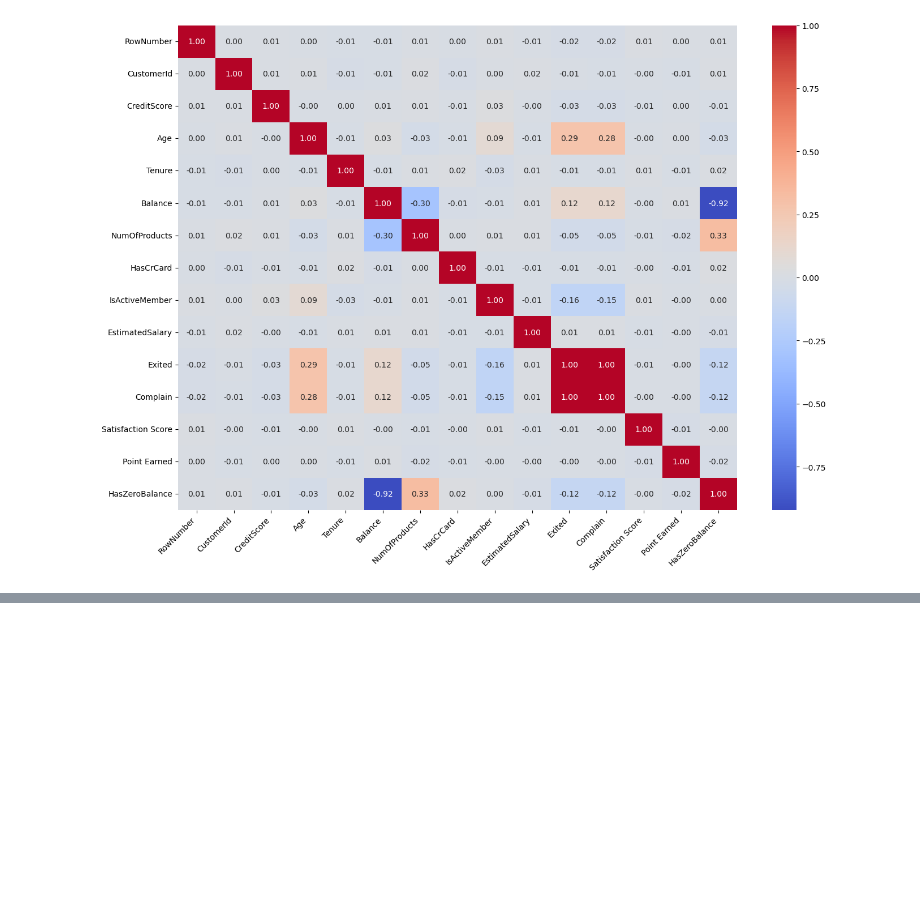
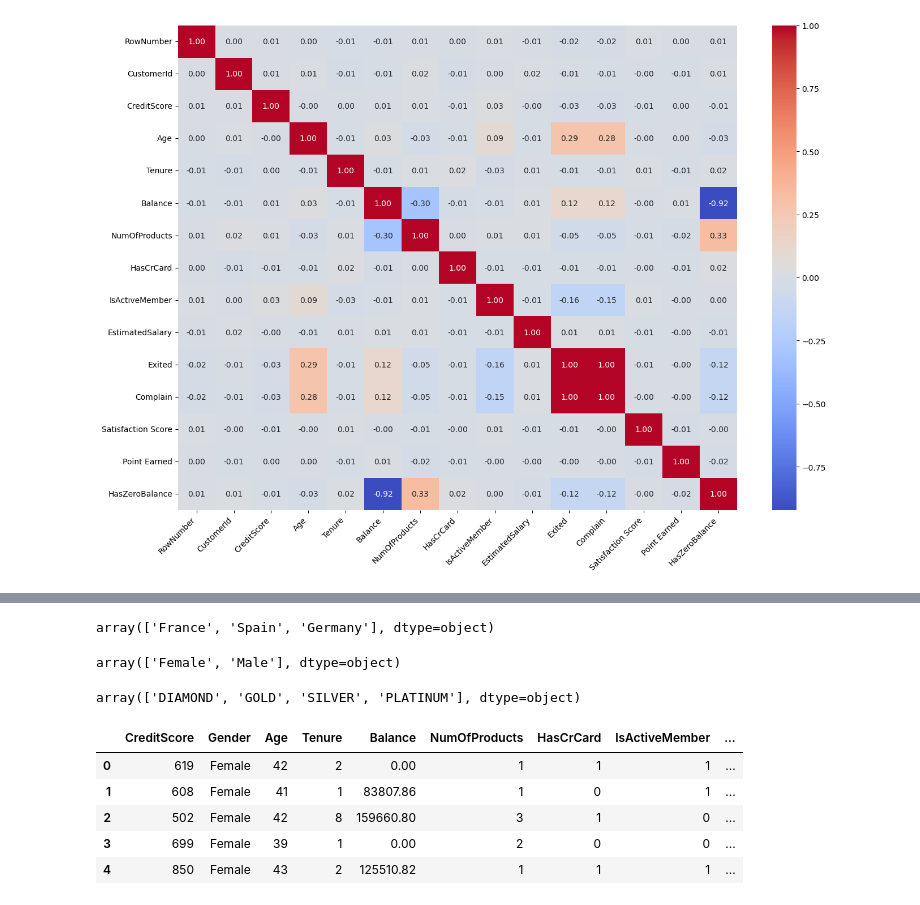
Before and after one commit to xamidovasadbekdev-arch/BankCustomerChurn, a Jupyter notebook: main.ipynb, the cells around one changed output, grey strips where cells are left out. Saved outputs shown, nothing was run; the diff lists cells and outputs as text; code cells hidden in the pictures; blank space fills up the shorter version.

```diff
--- a/main.ipynb
+++ b/main.ipynb
@@ -378,0 +438,3 @@ plt.show()
+# %%
+# i will drop has zero balance i did just added it for better understanding
+df = df.drop(columns=["HasZeroBalance"])
@@ -378,0 +452,23 @@ plt.show()
+# %%
+df["Geography"].unique()
+# %% [output]
+array(['France', 'Spain', 'Germany'], dtype=object)
+# %%
+df["Gender"].unique()
+# %% [output]
+array(['Female', 'Male'], dtype=object)
+# %%
+df[ "Card Type"].unique()
+# %% [output]
+array(['DIAMOND', 'GOLD', 'SILVER', 'PLATINUM'], dtype=object)
+# %%
+# one-hot encoding geography
+# df = pd.get_dummies(df, columns=["Geography"], drop_first=True, dtype=int)
+df.head()
+# %% [output]
+|  | CreditScore | Gender | Age | Tenure | Balance | NumOfProducts | HasCrCard | IsActiveMember | ... |
+| 0 | 619 | Female | 42 | 2 | 0.00 | 1 | 1 | 1 | ... |
+| 1 | 608 | Female | 41 | 1 | 83807.86 | 1 | 0 | 1 | ... |
+| 2 | 502 | Female | 42 | 8 | 159660.80 | 3 | 1 | 0 | ... |
+| 3 | 699 | Female | 39 | 1 | 0.00 | 2 | 0 | 0 | ... |
+| 4 | 850 | Female | 43 | 2 | 125510.82 | 1 | 1 | 1 | ... |
```
Also changed, not shown: parts of 23 cells of this notebook.
